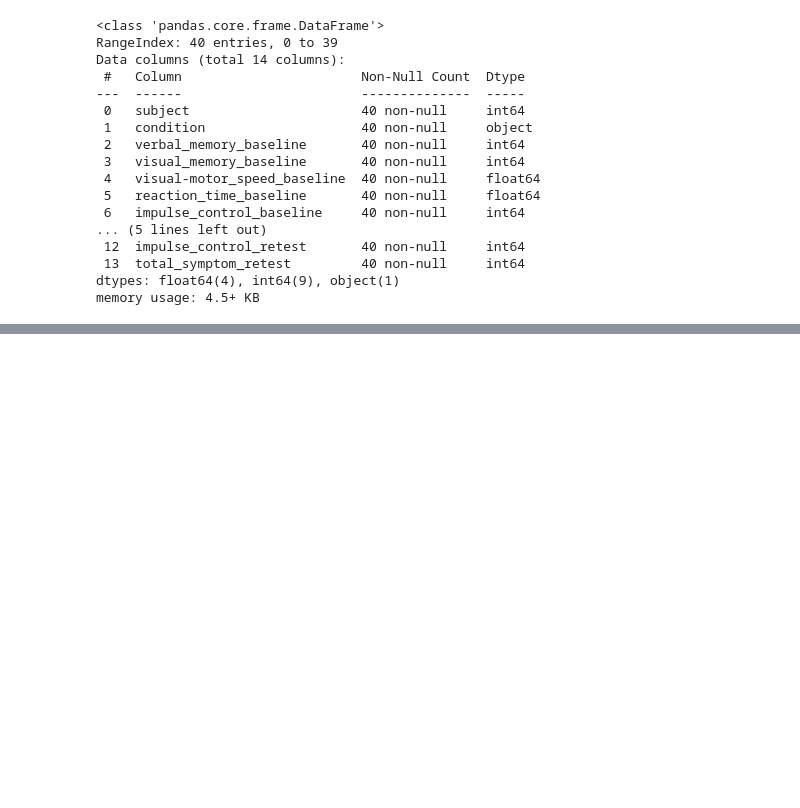
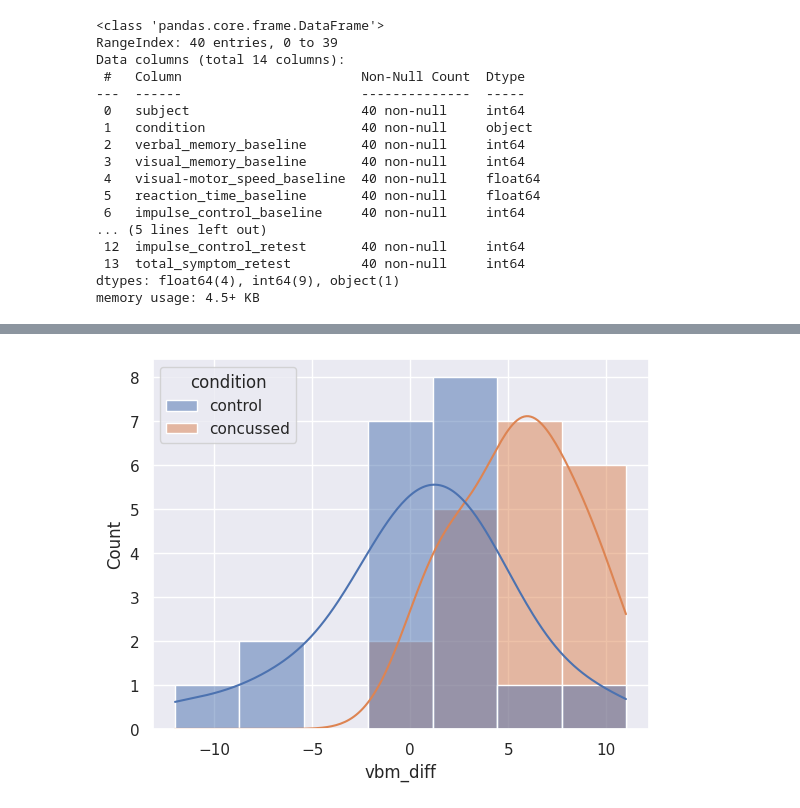
Before and after one commit to nanipumpkin/Analise_Estatistica, a Jupyter notebook: notebooks/Aula_08.ipynb, the cells around one changed output, grey strips where cells are left out. Saved outputs shown, nothing was run; the diff lists cells and outputs as text; code cells hidden in the pictures; blank space fills up the shorter version.

```diff
--- a/notebooks/Aula_08.ipynb
+++ b/notebooks/Aula_08.ipynb
@@ -62,0 +73,7 @@ impact['vbm_diff'].hist()
+# %%
+impact['vbm_diff'] = impact['visual_memory_baseline'] - impact['visual_memory_retest']
+sns.set_theme(style='darkgrid')
+sns.histplot(data=impact, x='vbm_diff', hue='condition',kde=True)
+plt.show()
+# %% [output]
+[figure, added]
```
Also changed, not shown: parts of 40 cells of this notebook.
